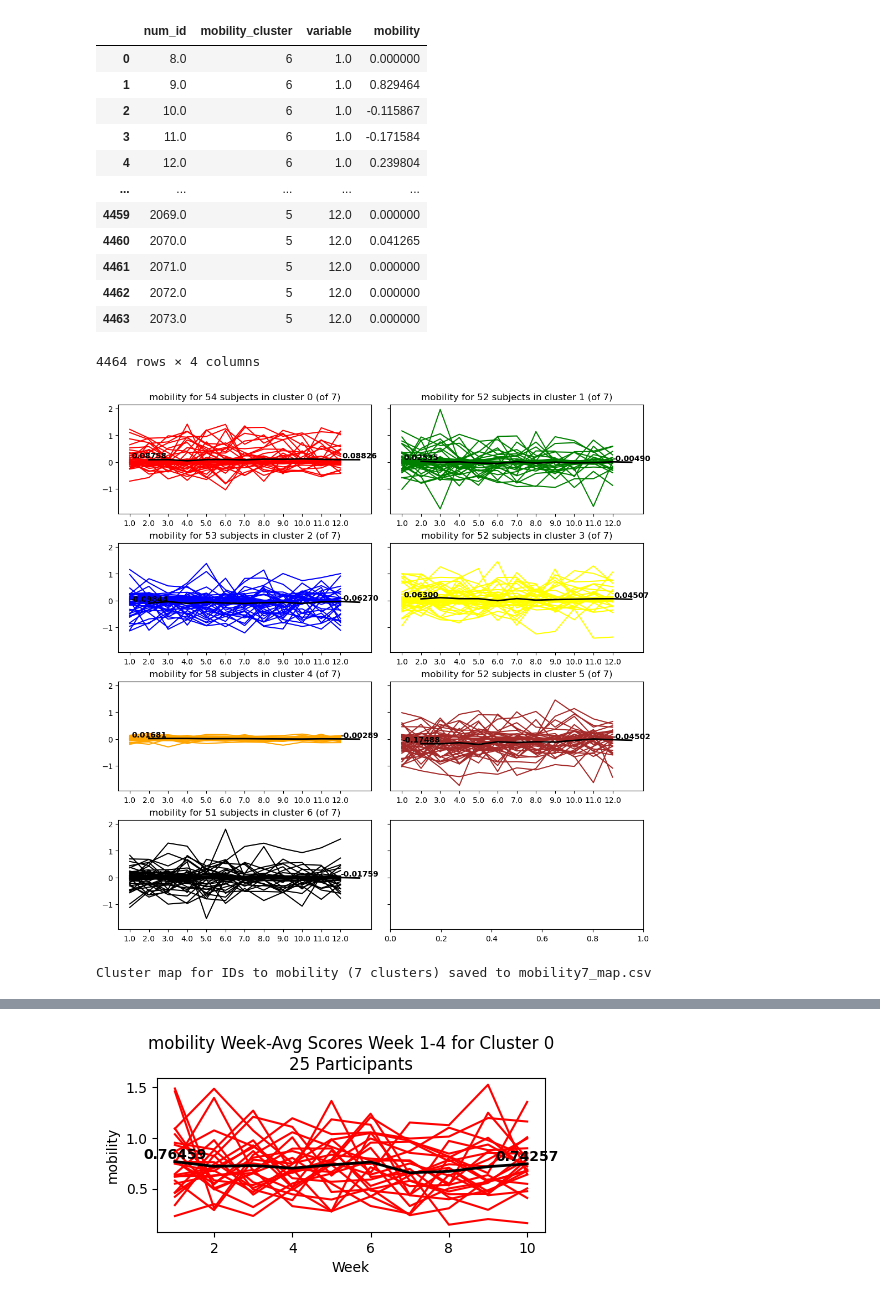
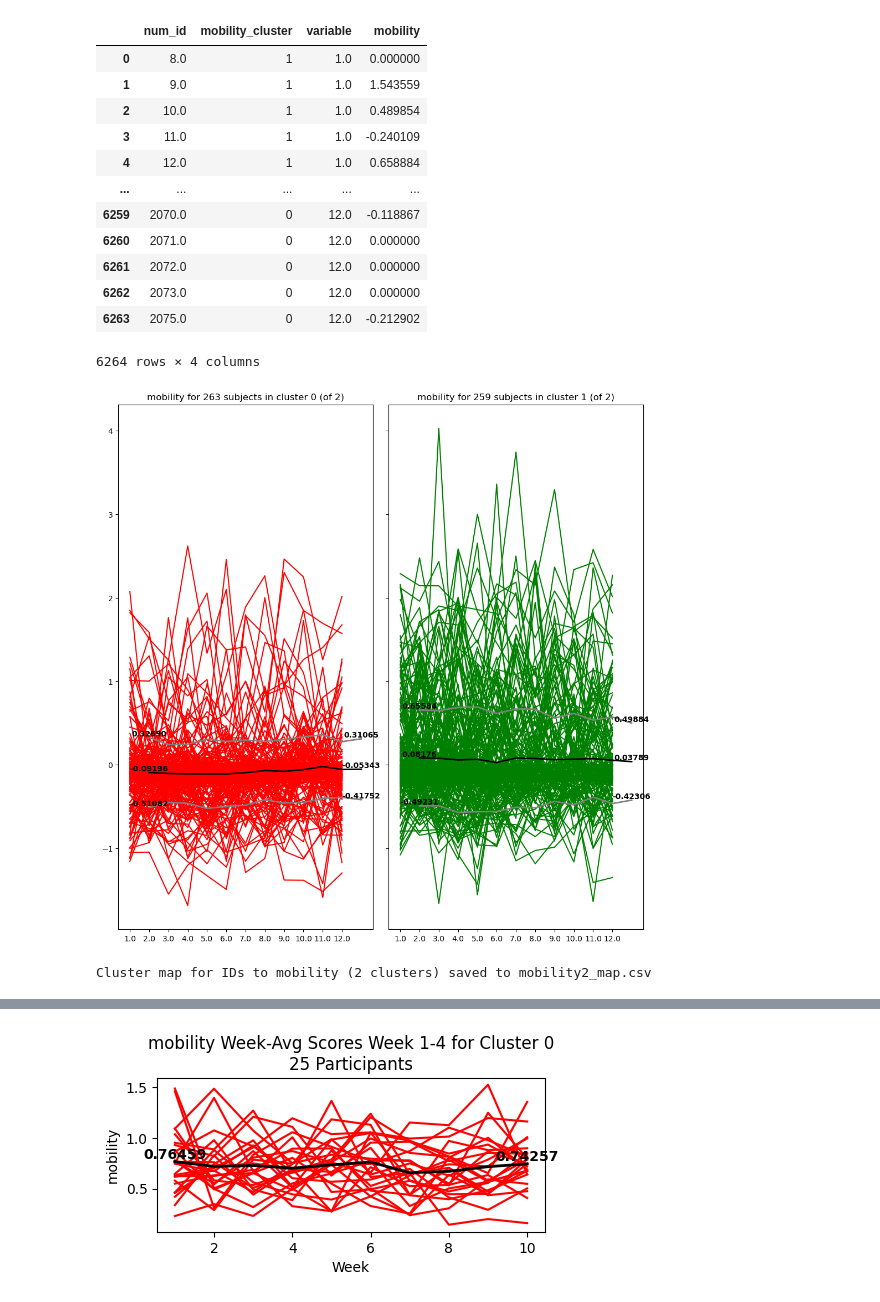
Before and after one commit to kaleyjoss/smartphone_sensor_predictive_modeling, a Jupyter notebook: notebooks/02_var_clustering.ipynb, the cells around one changed output, grey strips where cells are left out. Saved outputs shown, nothing was run; the diff lists cells and outputs as text; code cells hidden in the pictures.

```diff
--- a/notebooks/02_var_clustering.ipynb
+++ b/notebooks/02_var_clustering.ipynb
@@ -167,7 +189,7 @@ for name in ['v1_day']:
     distance_matrix= pd.read_csv(os.path.join(brighten_dir, 'clustering', f'{name}_distanceMatrix_{cluster_var}.csv'))
     # if 'v1_day' in name:
     required_weeks = [str(week) for week in v1_day_weeks] # make sure numbers are strings
-    n_clusters=7
+    n_clusters=2
     # if 'v1_week' in name:
     #     required_weeks = [str(week) for week in v1_week_weeks] # make sure numbers are strings
     #     n_clusters=6
@@ -182,53 +204,60 @@ for name in ['v1_day']:
     #display(pivot_df[required_weeks])
 
     # Step 4: Visualize the clusters
-    colors = ['red', 'green', 'blue', 'yellow', 'orange', 'brown', 'black']
+    colors = ['red', 'green', 'pink', 'yellow', 'orange', 'brown', 'black']
     graph_df = pivot_df.melt(id_vars=['num_id',cluster_label], value_vars=pivot_df[required_weeks], value_name=cluster_var)
     display(graph_df)
 
     # Visualize clusters in subplots
-    fig, axs = plt.subplots(ncols=2, nrows=4, figsize=(10, 10), sharey='all',
+    fig, axs = plt.subplots(ncols=2, nrows=1, figsize=(10, 10), sharey='all',
                         layout="constrained")
     axs = axs.flatten()
 
     # Graph each cluster (as a different color)
     for i, cluster in enumerate(sorted(set(kmeans.labels_))):
         # Creating a new fig for each cluster
         ax = axs[i]
         cluster_df = graph_df[graph_df[cluster_label] == cluster]
         cluster_data = pivot_df[pivot_df[cluster_label]== cluster]
         # Looping over each subject
         for sub in cluster_df['num_id'].unique():
             sub_df = cluster_df[cluster_df['num_id'] == sub]
             #Plotting each subject's trajectory over the weeks
             ax.plot(sub_df['variable'], sub_df[cluster_var], color=colors[i])
         avg_line = cluster_data[required_weeks].mean(axis=0)  # Mean across rows for each week
+        std = cluster_data[required_weeks].std(axis=0)
+        low_std = avg_line - std
+        high_std = avg_line + std
         ax.plot(range(1, len(avg_line) + 1), avg_line, color='black', linewidth=2, label='Average')
+        ax.plot(range(1, len(low_std) + 1), low_std, color='grey', linewidth=2, label='1-Stdev Below')
+        ax.plot(range(1, len(high_std) + 1), high_std, color='grey', linewidth=2, label='1-Stdev Above')
         # Label the score at the beginning and end of the average line
-        ax.text(1, avg_line.iloc[0], f"{avg_line.iloc[0]:.5f}", color='black', ha='center', va='bottom', fontweight='bold')
-        ax.text(len(avg_line), avg_line.iloc[-1], f"{avg_line.iloc[-1]:.5f}", color='black', ha='center', va='bottom', fontweight='bold')
+        for line in [avg_line, low_std, high_std]:
+            ax.text(1, line.iloc[0], f"{line.iloc[0]:.5f}", color='black', ha='center', va='bottom', fontweight='bold')
+            ax.text(len(line), line.iloc[-1], f"{line.iloc[-1]:.5f}", color='black', ha='center', va='bottom', fontweight='bold')
+
         # Set title
         ax.set_title(f'{cluster_var} for {len(cluster_df['num_id'].unique())} subjects in cluster {cluster} (of {n_clusters})')
     plt.show()
 
     graph_df.to_csv(os.path.join(brighten_dir, f'{cluster_var}{n_clusters}_map.csv'))
     print(f"Cluster map for IDs to {cluster_var} ({n_clusters} clusters) saved to {cluster_var}{n_clusters}_map.csv ")
 # %% [output]
 |  | num_id | mobility_cluster | variable | mobility |
-| 0 | 8.0 | 6 | 1.0 | 0.000000 |
-| 1 | 9.0 | 6 | 1.0 | 0.829464 |
-| 2 | 10.0 | 6 | 1.0 | -0.115867 |
-| 3 | 11.0 | 6 | 1.0 | -0.171584 |
-| 4 | 12.0 | 6 | 1.0 | 0.239804 |
+| 0 | 8.0 | 1 | 1.0 | 0.000000 |
+| 1 | 9.0 | 1 | 1.0 | 1.543559 |
+| 2 | 10.0 | 1 | 1.0 | 0.489854 |
+| 3 | 11.0 | 1 | 1.0 | -0.240109 |
+| 4 | 12.0 | 1 | 1.0 | 0.658884 |
 | ... | ... | ... | ... | ... |
-| 4459 | 2069.0 | 5 | 12.0 | 0.000000 |
-| 4460 | 2070.0 | 5 | 12.0 | 0.041265 |
-| 4461 | 2071.0 | 5 | 12.0 | 0.000000 |
-| 4462 | 2072.0 | 5 | 12.0 | 0.000000 |
-| 4463 | 2073.0 | 5 | 12.0 | 0.000000 |
+| 6259 | 2070.0 | 0 | 12.0 | -0.118867 |
+| 6260 | 2071.0 | 0 | 12.0 | 0.000000 |
+| 6261 | 2072.0 | 0 | 12.0 | 0.000000 |
+| 6262 | 2073.0 | 0 | 12.0 | 0.000000 |
+| 6263 | 2075.0 | 0 | 12.0 | -0.212902 |
-4464 rows × 4 columns
+6264 rows × 4 columns
-[figure, old version]
+[figure, new version]
-Cluster map for IDs to mobility (7 clusters) saved to mobility7_map.csv
+Cluster map for IDs to mobility (2 clusters) saved to mobility2_map.csv
 # %%
 #### Visualize distribution of certain variables for different clusters (KMeans)
 
```
Also changed, not shown: parts of 6 cells of this notebook, 4 other files.
